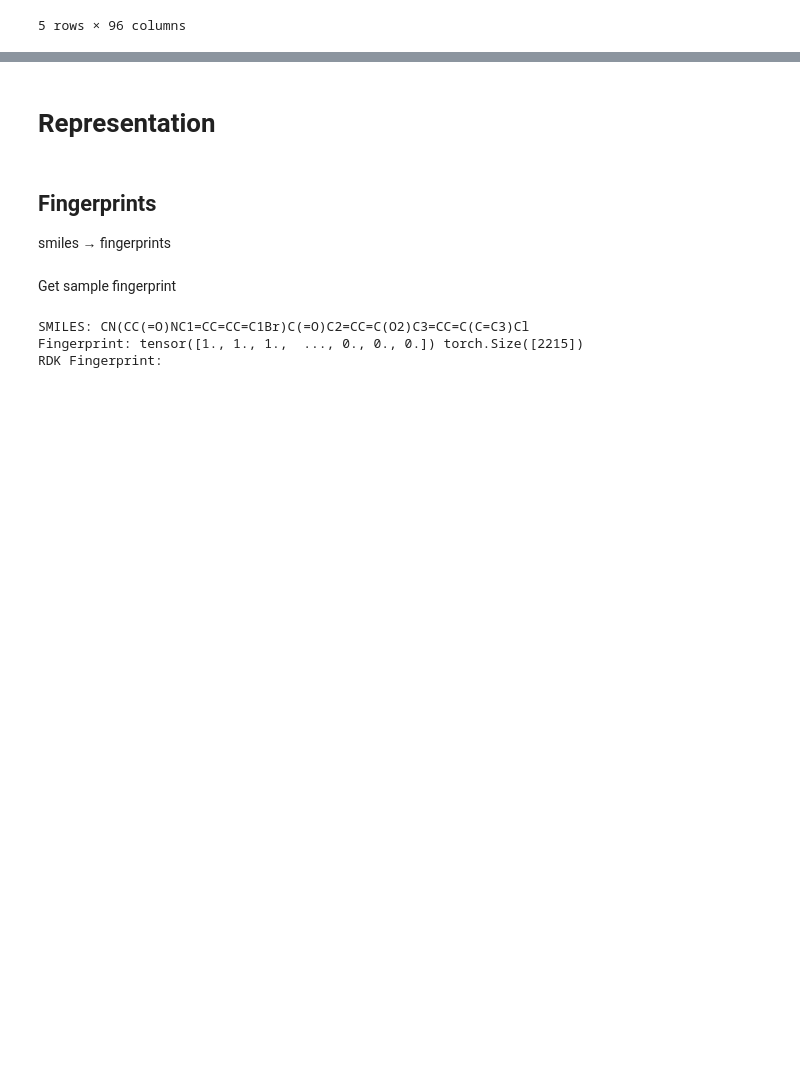
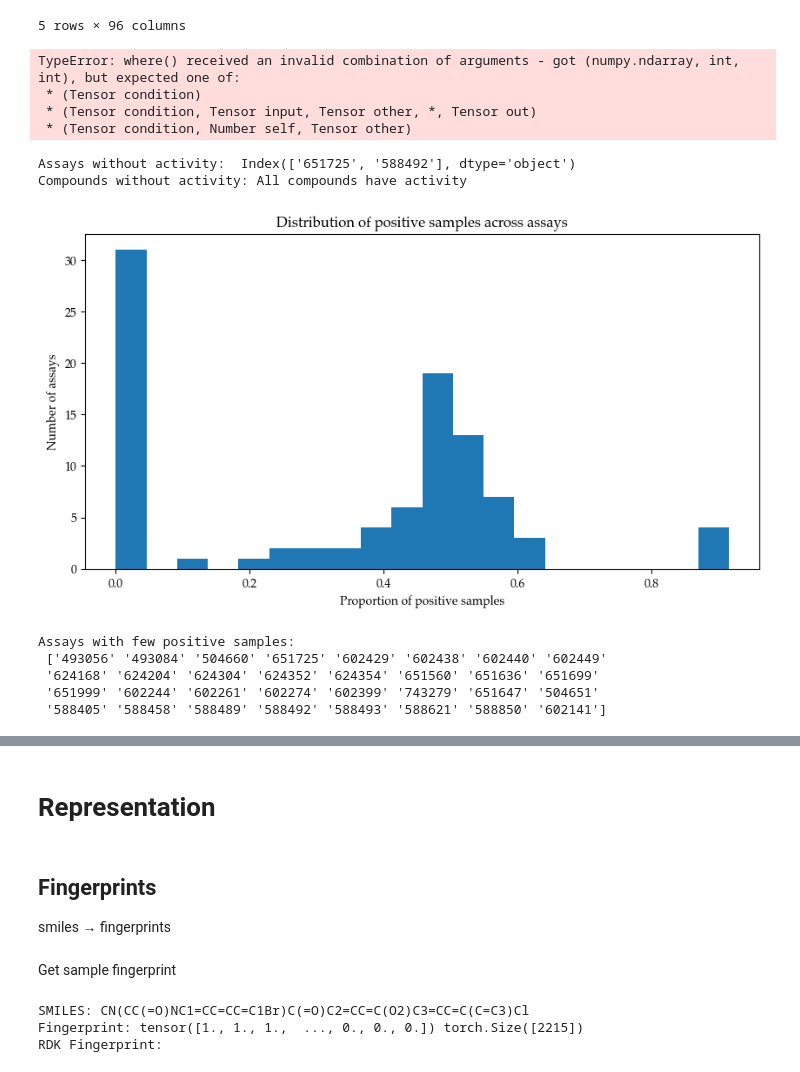
Before and after one commit to davidkubanek/Thesis, a Jupyter notebook: concerto.ipynb, the cells around one changed output, grey strips where cells are left out. Cells and saved outputs as stored; diff of their text form; code cells hidden in the pictures; blank space fills up the shorter version.

```diff
--- a/concerto.ipynb
+++ b/concerto.ipynb
@@ -288,0 +285,62 @@ matrix_df.head()
+# %%
+# replace null values with 0
+matrix_df.fillna(0, inplace=True)
+
+# check if there is any assay that has zero values across all compounds
+pos_assays = torch.ones(len(matrix_df.columns)-1)
+for i, assay in enumerate(matrix_df.columns):
+    # print(matrix_df[assay])
+    if assay=='SMILES':
+        continue
+
+    if matrix_df[assay].any() != 0:
+        pos_assays[i-1] = 0
+
+# check if there is any compound that has zero values across all assays
+pos_compounds = torch.ones(len(matrix_df))
+for i, compound in enumerate(matrix_df['SMILES']):
+    # print(matrix_df.iloc[i,1:])
+    if matrix_df.iloc[i,1:].any() != 0:
+        pos_compounds[i] = 0
+
+# check proportion of positive and negative samples across each assay
+pos_ratio = torch.zeros(len(matrix_df.columns)-1)
+for i, assay in enumerate(matrix_df.columns):
+    # print(matrix_df[assay])
+    if assay=='SMILES':
+        continue
+    # first make column binary
+    y = np.where(matrix_df[assay].values>0, 1, 0)
+    pos_ratio[i-1] = y.sum()/len(y)
+# %% [output]
+TypeError: where() received an invalid combination of arguments - got (numpy.ndarray, int, int), but expected one of:
+ * (Tensor condition)
+ * (Tensor condition, Tensor input, Tensor other, *, Tensor out)
+ * (Tensor condition, Number self, Tensor other)
+# %%
+print('Assays without activity: ', matrix_df.columns[1:][np.where(pos_assays.int().numpy()==1)])
+if pos_compounds.sum() > 0:
+    print('Compounds without activity: ', matrix_df['SMILES'][np.where(pos_compounds.int().numpy()==1)])
+else:
+    print('Compounds without activity: All compounds have activity')
+# %% [output]
+Assays without activity:  Index(['651725', '588492'], dtype='object')
+Compounds without activity: All compounds have activity
+# %%
+#plot pos_ratio
+plt.figure(figsize=(10,5))
+plt.hist(pos_ratio, bins=20)
+plt.xlabel('Proportion of positive samples')
+plt.ylabel('Number of assays')
+plt.title('Distribution of positive samples across assays')
+plt.show()
+# %% [output]
+[figure, added]
+# %%
+print('Assays with few positive samples: \n', matrix_df.columns[1:][torch.where(pos_ratio<0.2)].values)
+# %% [output]
+Assays with few positive samples:
+ ['493056' '493084' '504660' '651725' '602429' '602438' '602440' '602449'
+ '624168' '624204' '624304' '624352' '624354' '651560' '651636' '651699'
+ '651999' '602244' '602261' '602274' '602399' '743279' '651647' '504651'
+ '588405' '588458' '588489' '588492' '588493' '588621' '588850' '602141']
```
Also changed, not shown: parts of 5 cells of this notebook, 1 other file.
